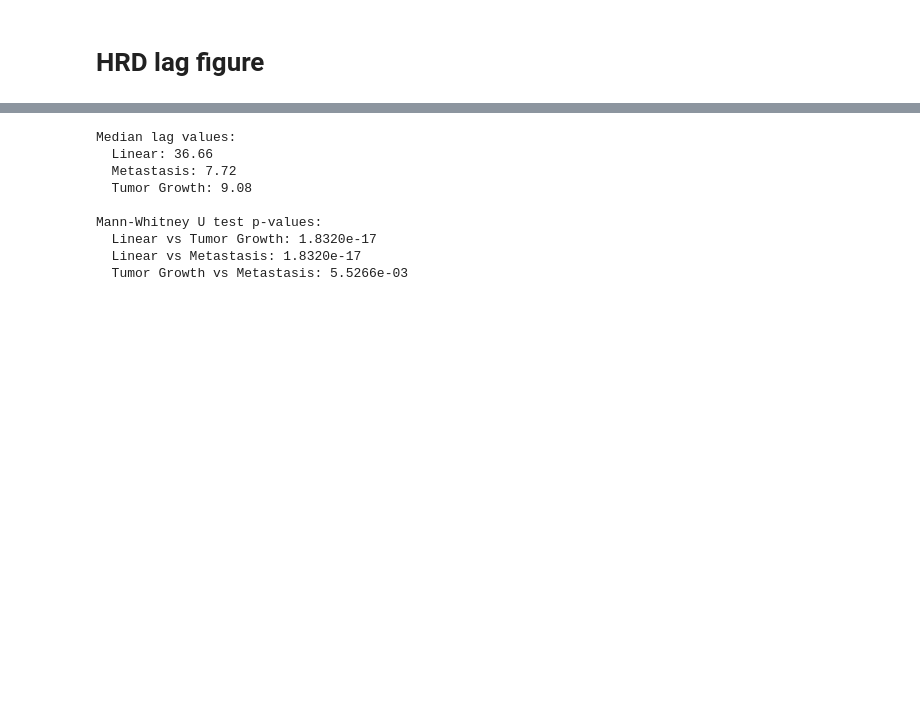
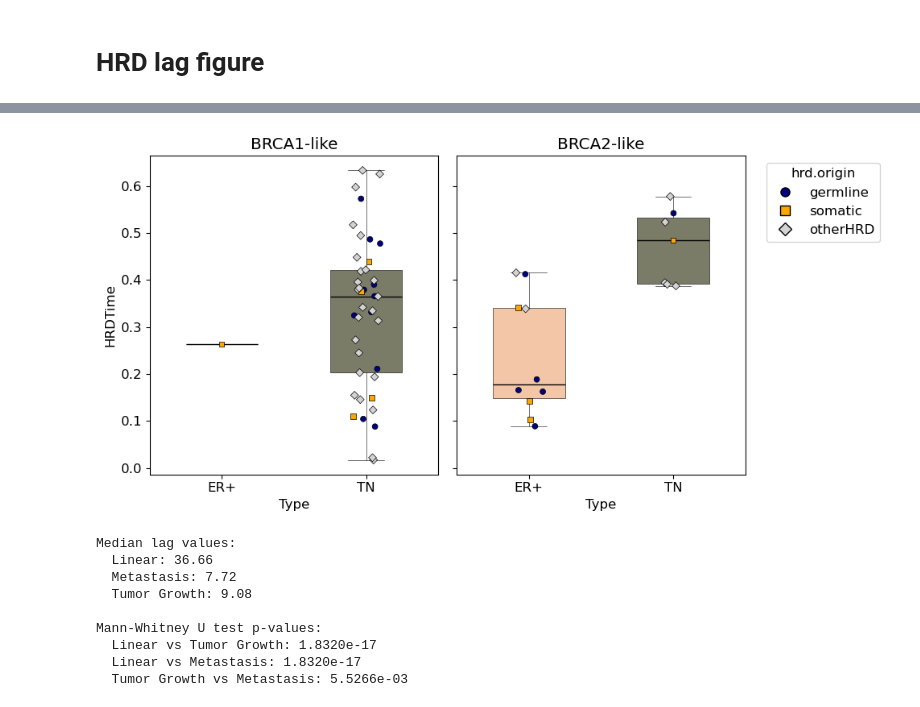
Before and after one commit to michandreop/HRDTimer, a Jupyter notebook: notebooks/paper_figures/Fig5.ipynb, the cells around one changed output, grey strips where cells are left out. Cells and saved outputs as stored; diff of their text form; code cells hidden in the pictures; blank space fills up the shorter version.

```diff
--- a/notebooks/paper_figures/Fig5.ipynb
+++ b/notebooks/paper_figures/Fig5.ipynb
@@ -271,3 +397,81 @@ plt.show()
+# %%
+import pandas as pd
+import matplotlib.pyplot as plt
+import seaborn as sns
+
+# sample_order should be a list of sample.display values
+# sample_order = ['Sample1', 'Sample2', ...]
+
+# Load metadata
+meta_cols = ['sample.display', 'type', 'SV_phenotype2', 'hrd.origin']
+metadata = pd.read_csv("../../data/metadata/pan_metadata_v7_SV_phenotypes.csv")[meta_cols]
+
+# Keep only metadata for samples in sample_order
+metadata = metadata[metadata['sample.display'].isin(sample_order)]
+
+# Load all data
+all_data = pd.read_csv("../../data/output/All_data_Jun11.csv")
+
+# Merge by mapping all_data['ID'] to metadata['sample.display']
+merged = pd.merge(all_data, metadata, left_on='sample.display', right_on='sample.display')
+
+# Filter for BRCA-like SV phenotypes
+sv_classes = ['BRCA1-like', 'BRCA2-like']
+data = merged[merged['SV_phenotype2'].isin(sv_classes)]
+
+# Define colors for type
+palette = {'ER+': '#FFC49B', 'TN': '#7C7F65'}
+
+# Define colors for hrd.origin
+origin_palette = {'germline': 'navy', 'otherHRD': 'lightgrey', 'somatic': 'orange'}
+
+# Define markers for hrd.origin
+unique_origins = data['hrd.origin'].dropna().unique()
+markers = ['o', 's', 'D', '^', 'v'][:len(unique_origins)]
+marker_dict = dict(zip(unique_origins, markers))
+
+# Plot boxplots with overlayed points
+fig, axes = plt.subplots(1, 2, figsize=(10, 5), sharey=True)
+
+for ax, sv in zip(axes, sv_classes):
+    subset = data[data['SV_phenotype2'] == sv]
+
+    # Boxplot without fliers
+    sns.boxplot(
+        data=subset, x='type', y='HRDTime', hue='type',
+        order=['ER+', 'TN'], palette=palette, ax=ax, width=0.5, showfliers=False,
+        boxprops=dict(edgecolor='black', linewidth=0.4),
+        whiskerprops=dict(color='black', linewidth=0.4),
+        capprops=dict(color='black', linewidth=0.4),
+        medianprops=dict(color='black')
+    )
+
+    # Overlay points (marker by hrd.origin, color by origin_palette)
+    for origin, marker in marker_dict.items():
+        sns.stripplot(
+            data=subset[subset['hrd.origin'] == origin],
+            x='type', y='HRDTime', ax=ax,
+            hue='hrd.origin', palette=origin_palette, dodge=True,
+            marker=marker, size=5, edgecolor='black', linewidth=0.5, legend=False
+        )
+
+    ax.set_title(sv)
+    ax.set_xlabel('Type')
+    ax.set_ylabel('HRDTime')
+
+# Manual legend for hrd.origin markers
+handles = [
+    plt.Line2D([0], [0], marker=marker_dict[o], color='w', label=o,
+               markerfacecolor=origin_palette[o], markersize=8, markeredgecolor='black')
+    for o in marker_dict
+]
+axes[1].legend(handles=handles, title='hrd.origin', bbox_to_anchor=(1.05, 1), loc='upper left')
+
+plt.tight_layout()
+plt.savefig("../../data/output/output_plots/HRDTime_SVpheno_split.pdf", format='pdf', bbox_inches='tight')
+plt.show()
+# %% [output]
+[figure, added]
 # %%
 import pandas as pd
 import seaborn as sns
```
Also changed, not shown: parts of 5 cells of this notebook, 14 other files.
